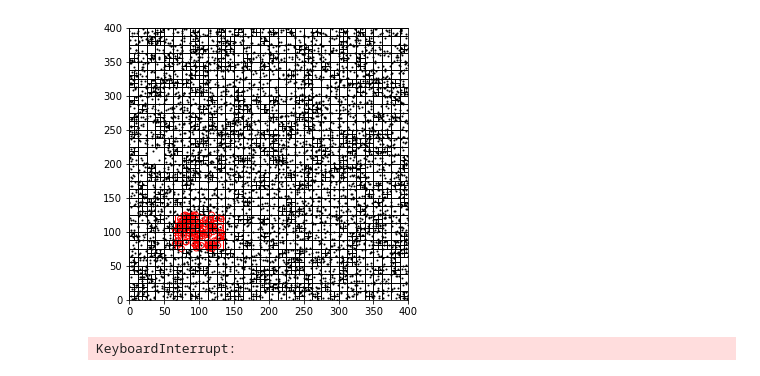
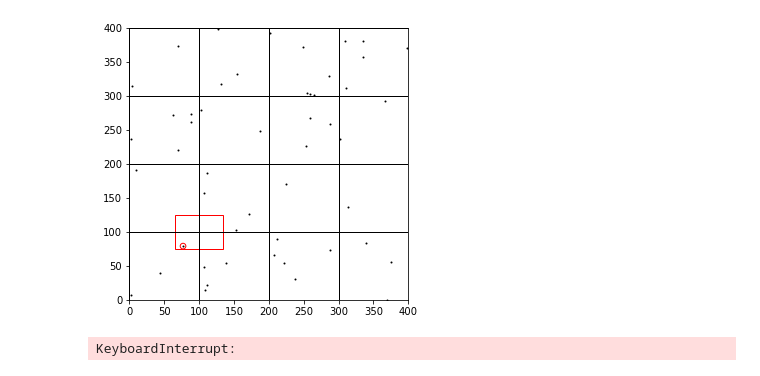
Before and after one commit to Astrojigs/Orbital-simulations, a Jupyter notebook: Gravity Animation with Barnes-hut algorithm.ipynb, the cells around one changed output. Saved outputs shown, nothing was run; the diff lists cells and outputs as text; code cells hidden in the pictures.

```diff
--- a/Gravity Animation with Barnes-hut algorithm.ipynb
+++ b/Gravity Animation with Barnes-hut algorithm.ipynb
@@ -133,32 +220,32 @@ import utils
 fig, ax = plt.subplots(figsize=(5,5))
 
 # specs of Rectangle:
 width = 400
 height = 400
 center_x = 200
 center_y = 200
 boundary = Rectangle(center_x,center_y,width,height)
 qt = Quadtree(boundary, 4)
 
-for i in range(5000):
+for i in range(50):
     x = np.random.randint(0,400)
     y = np.random.randint(0,400)
     mass = np.random.randint(3,500)
     p = Point(x,y,mass)
     ax.scatter(p.x,p.y,s=1,c='black')
     qt.insert(p)
 
 # give me points in this region
 region = Rectangle(100,100,68,50)
 found_points = []
 qt.query(region,found_points)
 ax.scatter([p.x for p in found_points],[p.y for p in found_points],
 facecolors='none', edgecolors='r',s=32)
 region.show(ax,color='red')
 ax.set_xlim(center_x-width/2,center_x+width/2)
 ax.set_ylim(center_y-height/2,center_y+height/2)
 
 qt.show(ax)
 plt.show()
 # %% [output]
-[figure, old version]
+[figure, new version]
```
Also changed, not shown: parts of 13 cells of this notebook, 2 other files.
